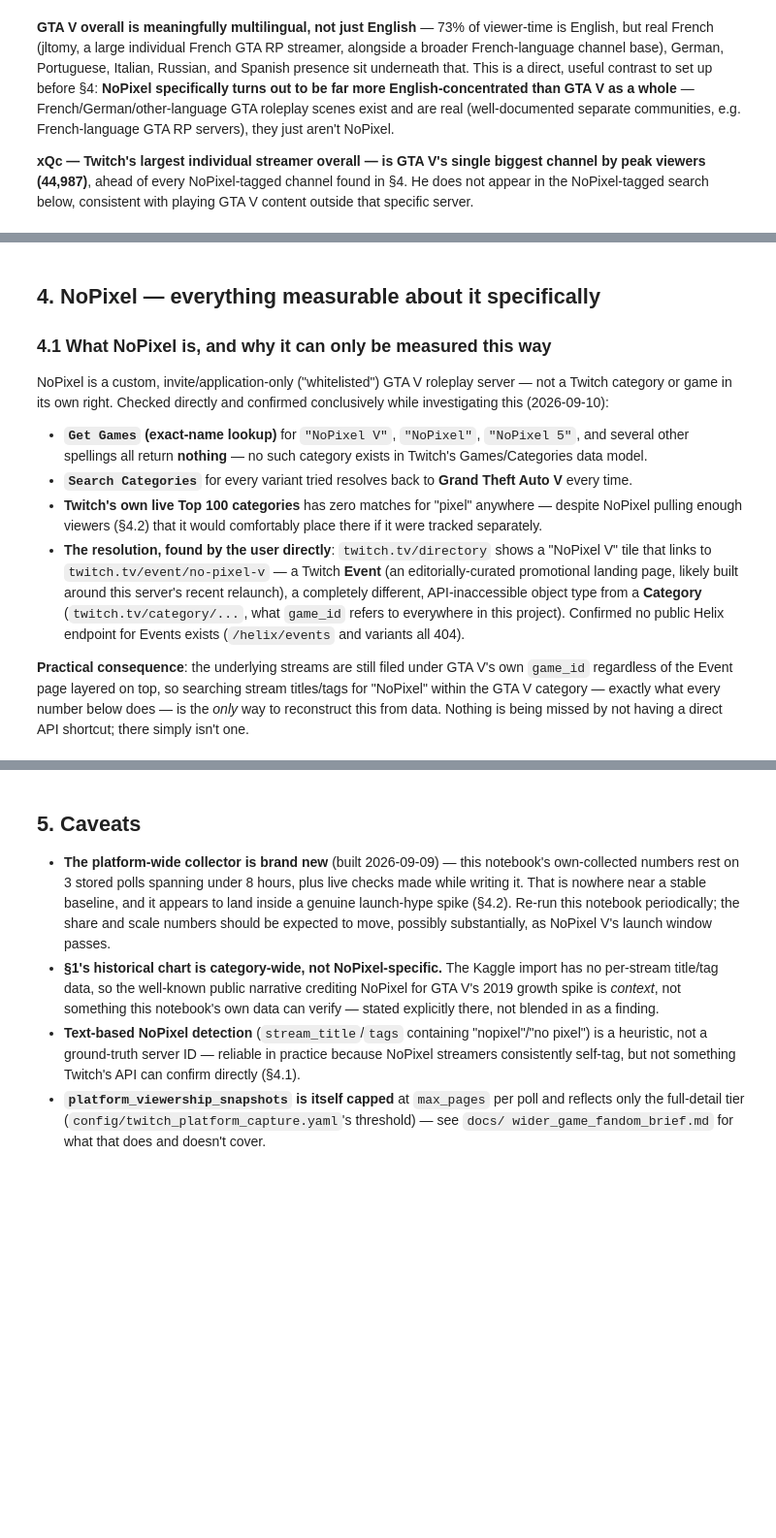
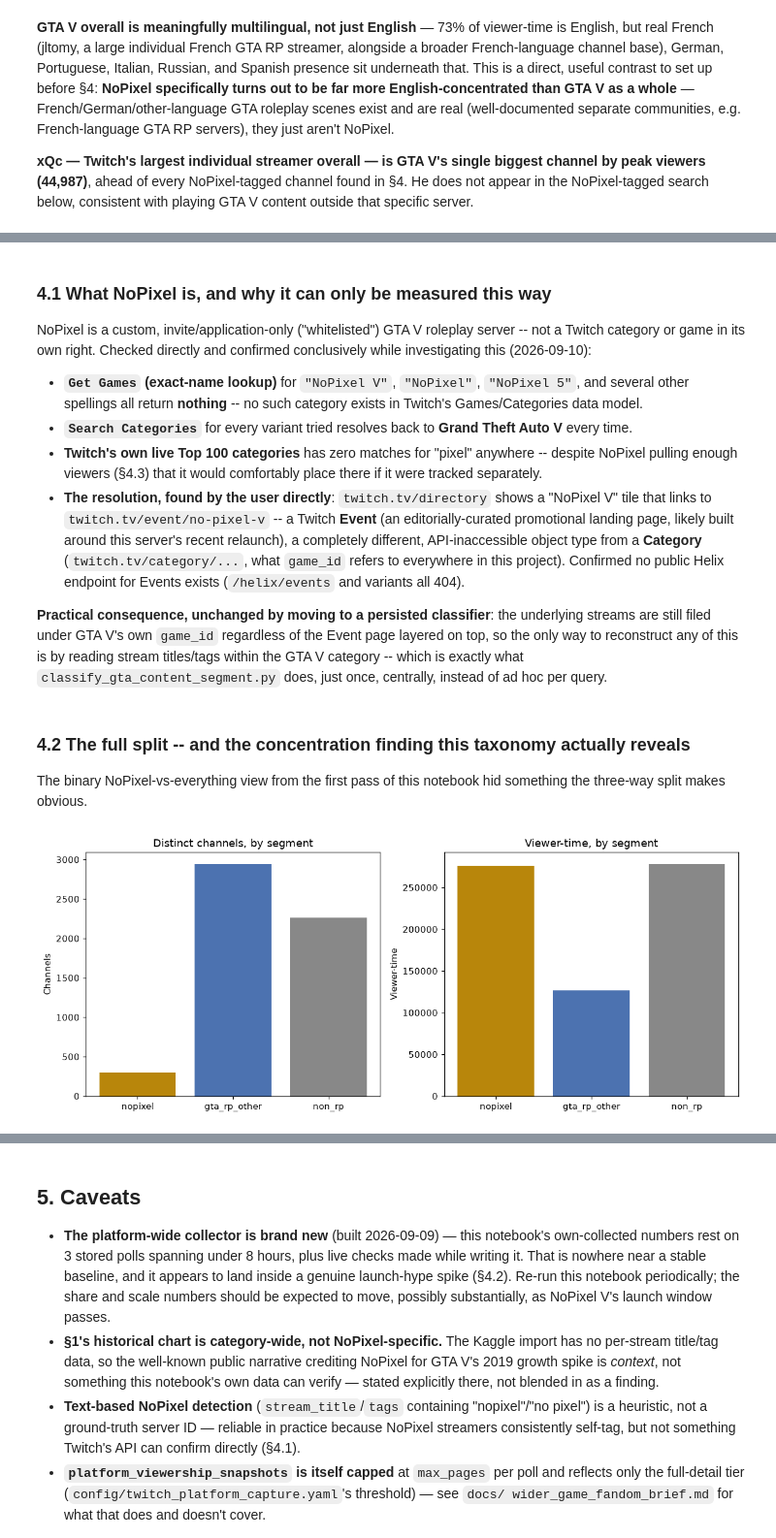
Before and after one commit to JacobH1994/fandomdatapuller, a Jupyter notebook: notebooks/gta_v_deep_dive.ipynb, the cells around one changed output, grey strips where cells are left out. Shown at 97% size. Drawn from its saved outputs; the diff is of its cells as text; code cells hidden in the pictures; blank space fills up the shorter version.

```diff
--- a/notebooks/gta_v_deep_dive.ipynb
+++ b/notebooks/gta_v_deep_dive.ipynb
@@ -231,23 +253,21 @@ outside that specific server.
 # %% [markdown]
-## 4. NoPixel — everything measurable about it specifically
-
 ### 4.1 What NoPixel is, and why it can only be measured this way
 
 NoPixel is a custom, invite/application-only ("whitelisted") GTA V
-roleplay server — not a Twitch category or game in its own right.
+roleplay server -- not a Twitch category or game in its own right.
 Checked directly and confirmed conclusively while investigating this
 (2026-09-10):
 
 - **`Get Games` (exact-name lookup)** for `"NoPixel V"`, `"NoPixel"`,
-  `"NoPixel 5"`, and several other spellings all return **nothing** —
+  `"NoPixel 5"`, and several other spellings all return **nothing** --
   no such category exists in Twitch's Games/Categories data model.
 - **`Search Categories`** for every variant tried resolves back to
   **Grand Theft Auto V** every time.
 - **Twitch's own live Top 100 categories** has zero matches for
-  "pixel" anywhere — despite NoPixel pulling enough viewers (§4.2) that
+  "pixel" anywhere -- despite NoPixel pulling enough viewers (§4.3) that
   it would comfortably place there if it were tracked separately.
 - **The resolution, found by the user directly**: `twitch.tv/directory`
-  shows a "NoPixel V" tile that links to `twitch.tv/event/no-pixel-v` —
+  shows a "NoPixel V" tile that links to `twitch.tv/event/no-pixel-v` --
   a Twitch **Event** (an editorially-curated promotional landing page,
   likely built around this server's recent relaunch), a completely
   different, API-inaccessible object type from a **Category**
@@ -255,9 +275,48 @@ Checked directly and confirmed conclusively while investigating this
   project). Confirmed no public Helix endpoint for Events exists
   (`/helix/events` and variants all 404).
 
-**Practical consequence**: the underlying streams are still filed under
-GTA V's own `game_id` regardless of the Event page layered on top, so
-searching stream titles/tags for "NoPixel" within the GTA V category —
-exactly what every number below does — is the *only* way to reconstruct
-this from data. Nothing is being missed by not having a direct API
-shortcut; there simply isn't one.
+**Practical consequence, unchanged by moving to a persisted
+classifier**: the underlying streams are still filed under GTA V's own
+`game_id` regardless of the Event page layered on top, so the only way
+to reconstruct any of this is by reading stream titles/tags within the
+GTA V category -- which is exactly what `classify_gta_content_segment.py`
+does, just once, centrally, instead of ad hoc per query.
+# %% [markdown]
+### 4.2 The full split -- and the concentration finding this taxonomy actually reveals
+
+The binary NoPixel-vs-everything view from the first pass of this
+notebook hid something the three-way split makes obvious.
+# %%
+conn = get_connection()
+segment_rows = conn.execute('''
+    SELECT content_segment, count(*) n, sum(viewer_count) v, count(DISTINCT channel_id) ch
+    FROM platform_viewership_snapshots WHERE game_id=?
+    GROUP BY content_segment
+''', (GTA_V_GAME_ID,)).fetchall()
+conn.close()
+
+segment_df = pd.DataFrame(segment_rows, columns=["content_segment", "rows", "viewer_time", "distinct_channels"])
+total_rows, total_v = segment_df["rows"].sum(), segment_df["viewer_time"].sum()
+segment_df["row_share_pct"] = (segment_df["rows"] / total_rows * 100).round(1)
+segment_df["viewer_time_share_pct"] = (segment_df["viewer_time"] / total_v * 100).round(1)
+segment_df = segment_df.sort_values("viewer_time", ascending=False).reset_index(drop=True)
+segment_df
+
+fig, axes = plt.subplots(1, 2, figsize=(11, 4.5))
+colors = {"nopixel": "#b8860b", "gta_rp_other": "#4c72b0", "non_rp": "#888888"}
+order = ["nopixel", "gta_rp_other", "non_rp"]
+plot_df = segment_df.set_index("content_segment").loc[order].reset_index()
+
+axes[0].bar(plot_df["content_segment"], plot_df["distinct_channels"], color=[colors[s] for s in order])
+axes[0].set_title("Distinct channels, by segment")
+axes[0].set_ylabel("Channels")
+
+axes[1].bar(plot_df["content_segment"], plot_df["viewer_time"], color=[colors[s] for s in order])
+axes[1].set_title("Viewer-time, by segment")
+axes[1].set_ylabel("Viewer-time")
+
+plt.tight_layout()
+plt.savefig(REPO_ROOT / "notebooks" / "_gta_v_fig4_segment_split.png", dpi=110)
+plt.show()
+# %% [output]
+[figure, added]
```
Also changed, not shown: parts of 15 cells of this notebook, 8 other files.
